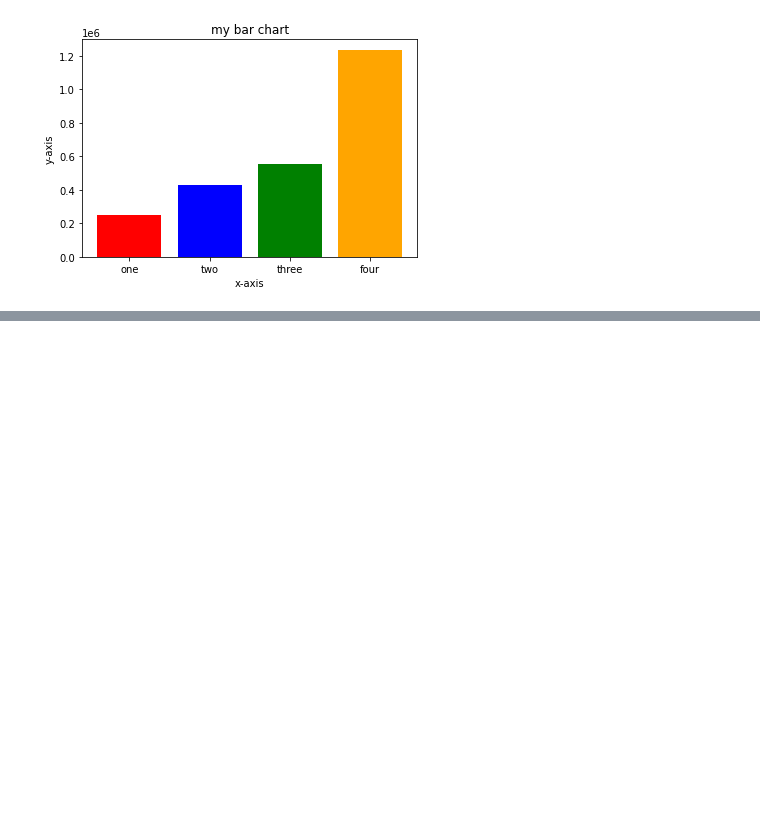
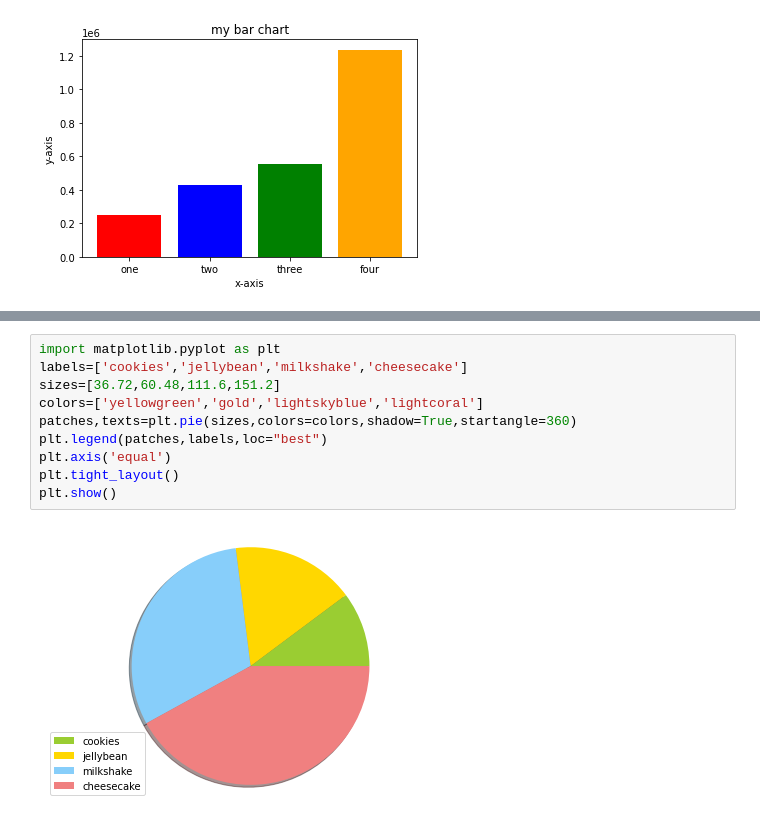
Before and after one commit to geetakotur/hey, a Jupyter notebook: Untitled0.ipynb, the cells around one changed output, grey strips where cells are left out. Cells and saved outputs as stored; diff of their text form; blank space fills up the shorter version.

```diff
--- a/Untitled0.ipynb
+++ b/Untitled0.ipynb
@@ -202,0 +227,12 @@ plt.show()
+# %%
+import matplotlib.pyplot as plt
+labels=['cookies','jellybean','milkshake','cheesecake']
+sizes=[36.72,60.48,111.6,151.2]
+colors=['yellowgreen','gold','lightskyblue','lightcoral']
+patches,texts=plt.pie(sizes,colors=colors,shadow=True,startangle=360)
+plt.legend(patches,labels,loc="best")
+plt.axis('equal')
+plt.tight_layout()
+plt.show()
+# %% [output]
+[figure, added]
```
Also changed, not shown: parts of 7 cells of this notebook.
